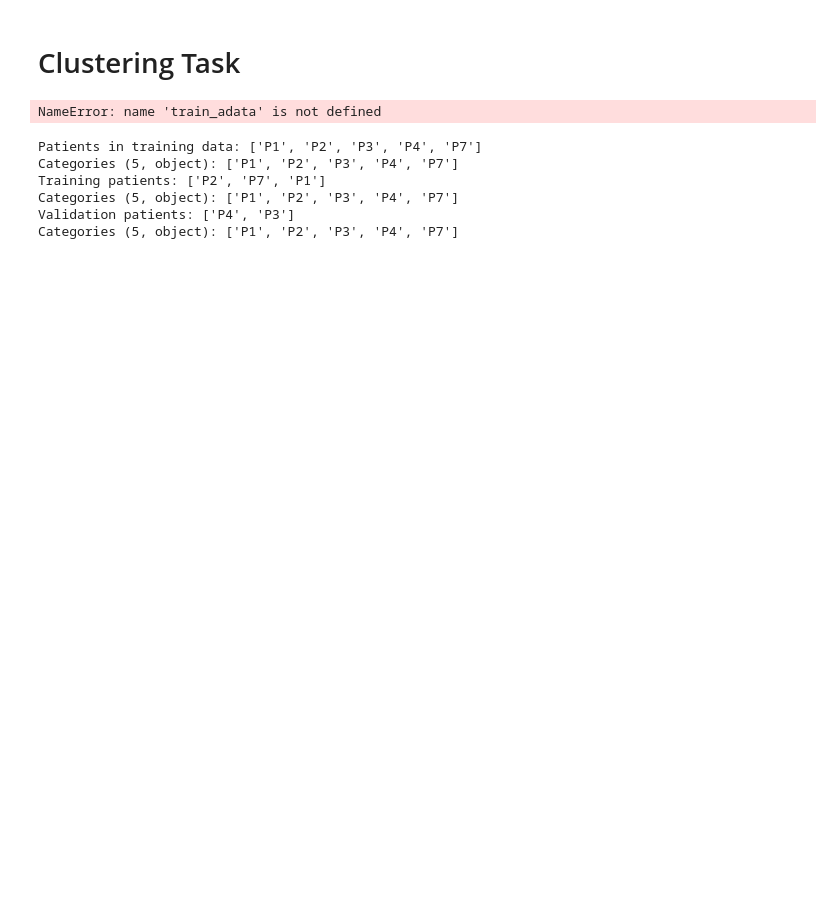
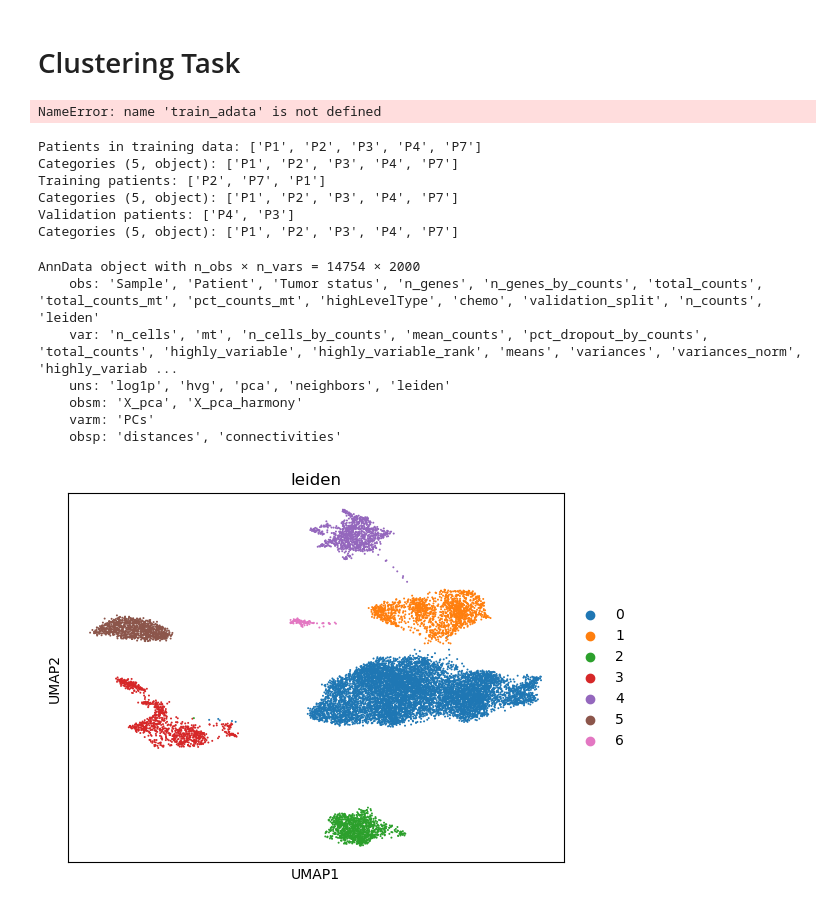
Before and after one commit to MMakonnen/ml4g-proj-2, a Jupyter notebook: code/cluster_task.ipynb, the cells around one changed output. Saved outputs shown, nothing was run; the diff lists cells and outputs as text; code cells hidden in the pictures; blank space fills up the shorter version.

```diff
--- a/code/cluster_task.ipynb
+++ b/code/cluster_task.ipynb
@@ -82,6 +74,28 @@ Training patients: ['P2', 'P7', 'P1']
 Categories (5, object): ['P1', 'P2', 'P3', 'P4', 'P7']
 Validation patients: ['P4', 'P3']
 Categories (5, object): ['P1', 'P2', 'P3', 'P4', 'P7']
+# %%
+import matplotlib.pyplot as plt
+# print(combined_train_adata.X.data.mean())
+# print(combined_train_adata.X.data.std())
+# print(combined_train_adata.X.data.max())
+# print(combined_train_adata.X.data.min())
+# plt.hist(np.log(combined_train_adata.X.data), bins=100)  # Histogram of values
+# plt.title('Histogram of transformed data')
+# plt.show()
+print(combined_train_adata)
+sc.tl.umap(combined_train_adata)
+sc.pl.umap(combined_train_adata, color='leiden')
+# sc.pl.violin(combined_train_adata, ['pct_counts_mt'], jitter=0.4)
+# %% [output]
+AnnData object with n_obs × n_vars = 14754 × 2000
+    obs: 'Sample', 'Patient', 'Tumor status', 'n_genes', 'n_genes_by_counts', 'total_counts', 'total_counts_mt', 'pct_counts_mt', 'highLevelType', 'chemo', 'validation_split', 'n_counts', 'leiden'
+    var: 'n_cells', 'mt', 'n_cells_by_counts', 'mean_counts', 'pct_dropout_by_counts', 'total_counts', 'highly_variable', 'highly_variable_rank', 'means', 'variances', 'variances_norm', 'highly_variab ...
+    uns: 'log1p', 'hvg', 'pca', 'neighbors', 'leiden'
+    obsm: 'X_pca', 'X_pca_harmony'
+    varm: 'PCs'
+    obsp: 'distances', 'connectivities'
+[figure, added]
 # %%
 # Combine training and validation subsets to ensure consistent preprocessing and batch correction
 combined_train_adata = train_subset.concatenate(
```
Also changed, not shown: parts of 8 cells of this notebook.
